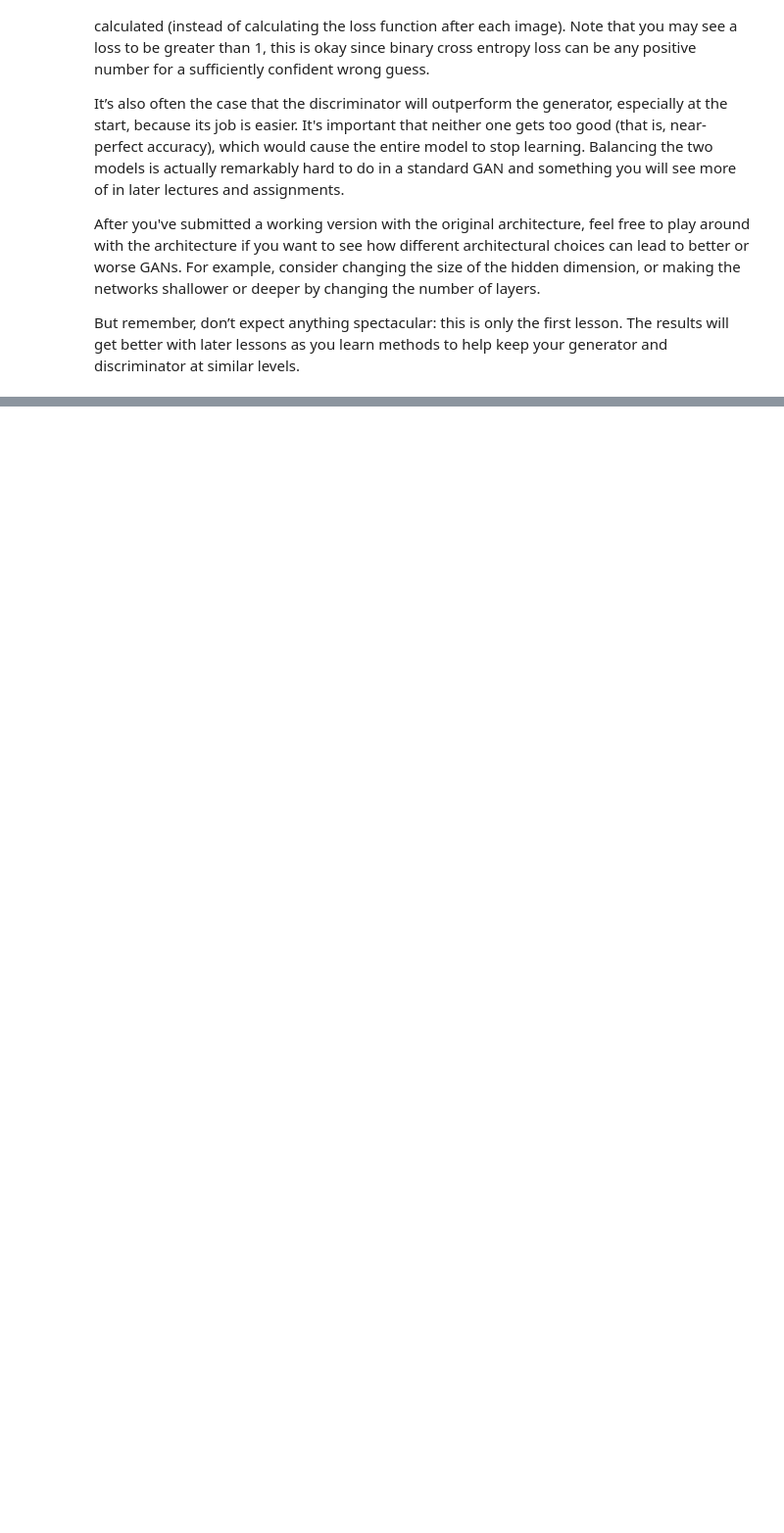
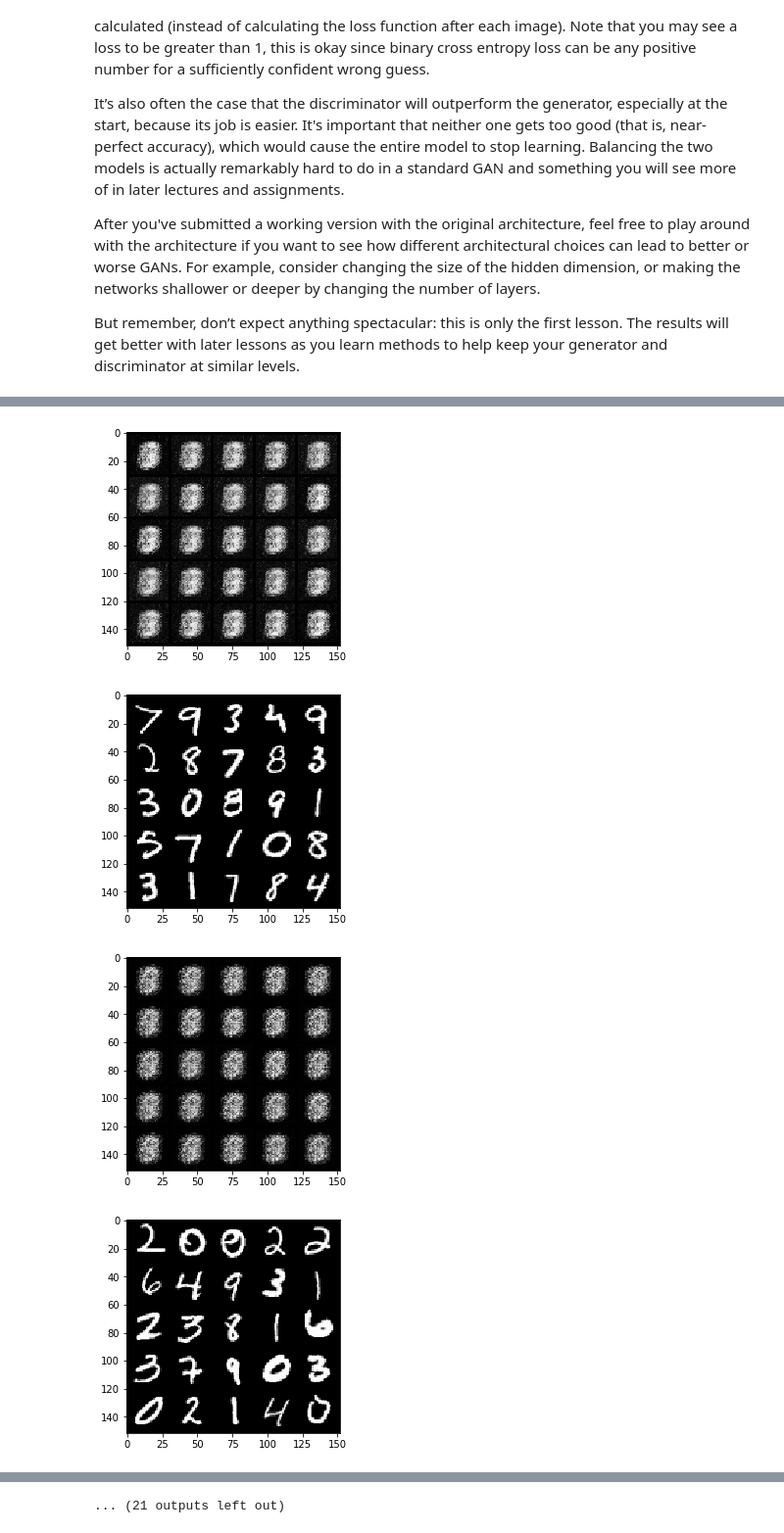
Before and after one commit to mohammadmozafari/generative-adversarial-networks-coursera, a Jupyter notebook: C1W1_Your_First_GAN.ipynb, the cells around one changed output, grey strips where cells are left out. Shown at 98% size. Drawn from its saved outputs; the diff is of its cells as text; code cells hidden in the pictures; blank space fills up the shorter version.

```diff
--- a/C1W1_Your_First_GAN.ipynb
+++ b/C1W1_Your_First_GAN.ipynb
@@ -388,6 +388,6 @@ lr = 0.00001
 device = 'cuda'
 # Load MNIST dataset as tensors
 dataloader = DataLoader(
-    MNIST('.', download=False, transform=transforms.ToTensor()),
+    MNIST('.', download=True, transform=transforms.ToTensor()),
     batch_size=batch_size,
     shuffle=True)
@@ -435,7 +444,15 @@ def get_disc_loss(gen, disc, criterion, real, num_images, z_dim, device):
     #            and set it to disc_loss.
     #     *Important*: You should NOT write your own loss function here - use criterion(pred, true)!
     #### START CODE HERE ####
-
+    noise = get_noise(num_images, z_dim, device=device)
+    fake = gen(noise).detach()
+    fake_preds = disc(fake)
+    fake_labels = torch.zeros_like(fake_preds)
+    fake_loss = criterion(fake_preds, fake_labels)
+    real_preds = disc(real)
+    real_labels = torch.ones_like(real_preds)
+    real_loss = criterion(real_preds, real_labels)
+    disc_loss = 0.5 * (real_loss + fake_loss)
     #### END CODE HERE ####
     return disc_loss
 # %%
@@ -520,9 +539,12 @@ def get_gen_loss(gen, disc, criterion, num_images, z_dim, device):
     #       3) Calculate the generator's loss. Remember the generator wants
     #          the discriminator to think that its fake images are real
     #     *Important*: You should NOT write your own loss function here - use criterion(pred, true)!
-
     #### START CODE HERE ####
-
+    noise = get_noise(num_images, z_dim, device)
+    fake = gen(noise)
+    preds = disc(fake)
+    labels = torch.ones_like(preds)
+    gen_loss = criterion(preds, labels)
     #### END CODE HERE ####
     return gen_loss
 # %%
@@ -629,30 +653,39 @@ for epoch in range(n_epochs):
         #       2) Calculate the generator loss, assigning it to gen_loss.
         #       3) Backprop through the generator: update the gradients and optimizer.
         #### START CODE HERE ####
+        gen_opt.zero_grad()
+        gen_loss = get_gen_loss(gen, disc, criterion, cur_batch_size, z_dim, device)
+        gen_loss.backward()
+        gen_opt.step()
         #### END CODE HERE ####
 
         # For testing purposes, to check that your code changes the generator weights
         if test_generator:
             try:
                 assert lr > 0.0000002 or (gen.gen[0][0].weight.grad.abs().max() < 0.0005 and epoch == 0)
                 assert torch.any(gen.gen[0][0].weight.detach().clone() != old_generator_weights)
             except:
                 error = True
                 print("Runtime tests have failed")
 
         # Keep track of the average discriminator loss
         mean_discriminator_loss += disc_loss.item() / display_step
 
         # Keep track of the average generator loss
         mean_generator_loss += gen_loss.item() / display_step
 
         ### Visualization code ###
         if cur_step % display_step == 0 and cur_step > 0:
             print(f"Step {cur_step}: Generator loss: {mean_generator_loss}, discriminator loss: {mean_discriminator_loss}")
             fake_noise = get_noise(cur_batch_size, z_dim, device=device)
             fake = gen(fake_noise)
             show_tensor_images(fake)
             show_tensor_images(real)
             mean_generator_loss = 0
             mean_discriminator_loss = 0
         cur_step += 1
+# %% [output]
+[figure, added]
+[figure, added]
+[figure, added]
+[figure, added]
@@ -658,0 +700 @@ for epoch in range(n_epochs):
+... (21 outputs left out)
```
Also changed, not shown: parts of 4 cells of this notebook.
